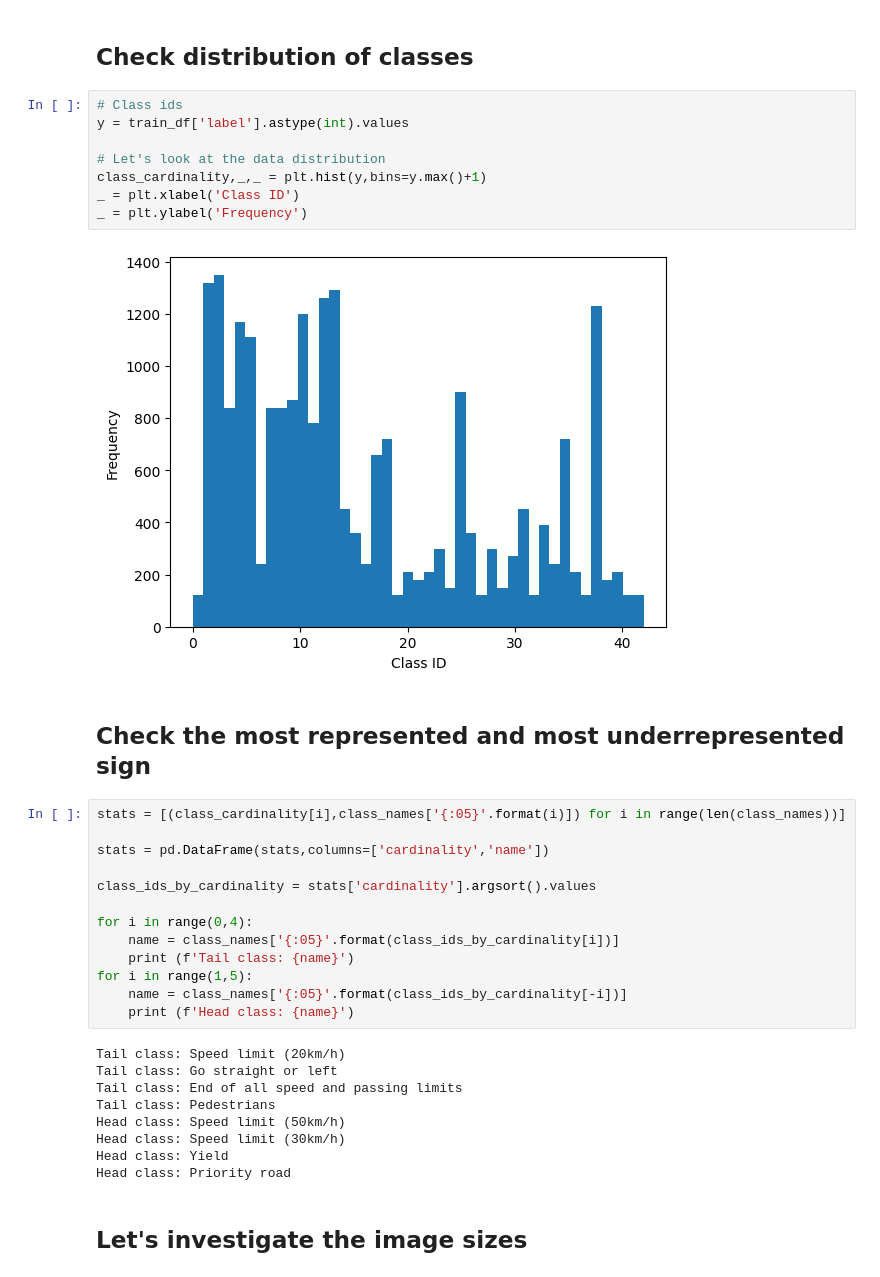
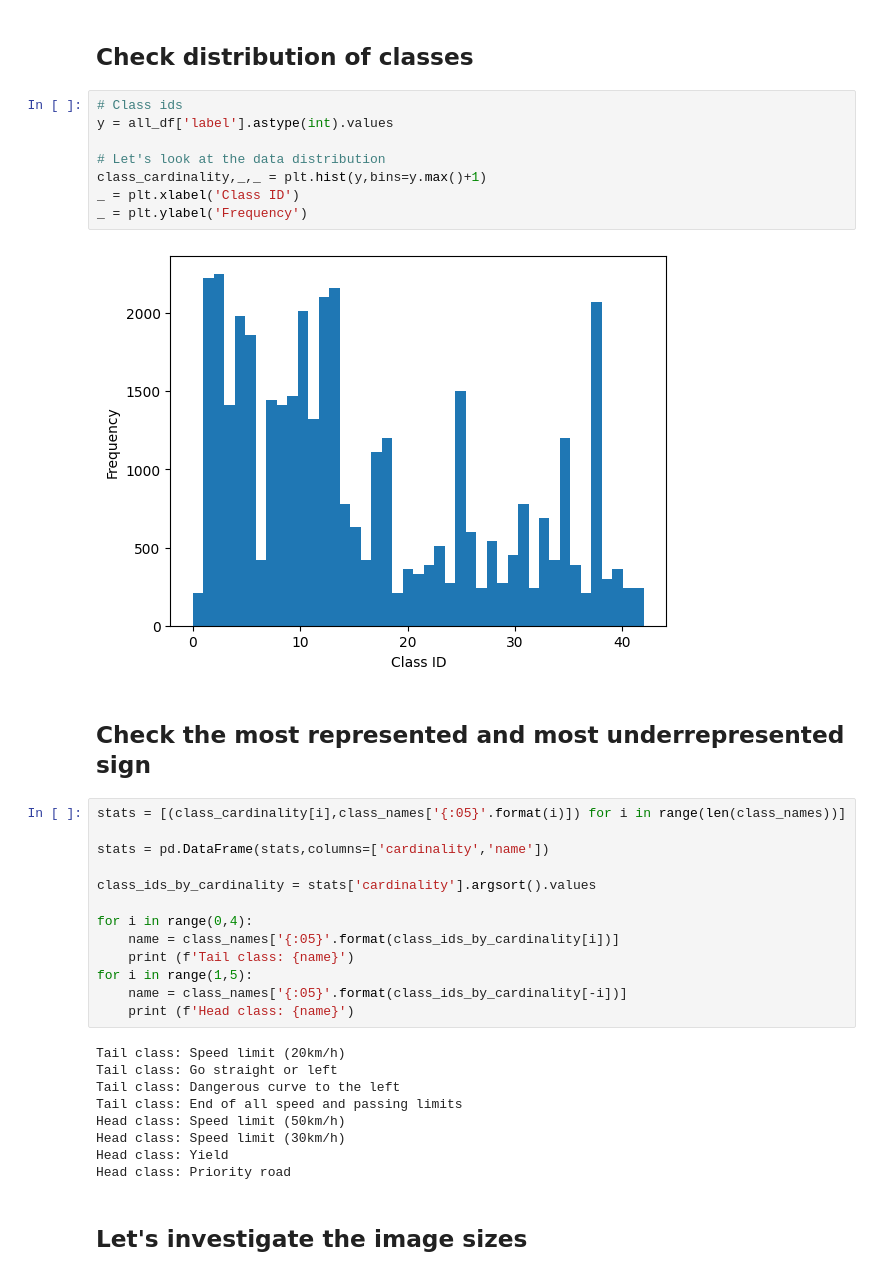
Before and after one commit to CyprienBouton/Traffic_Sign_Recognition, a Jupyter notebook: Traffic_Sign_Recognition.ipynb, the cells around one changed output. Cells and saved outputs as stored; diff of their text form.

```diff
--- a/Traffic_Sign_Recognition.ipynb
+++ b/Traffic_Sign_Recognition.ipynb
@@ -216,14 +216,14 @@ for i in random.choices(range(len(train_df)),k=5):
 ## Check distribution of classes
 # %%
 # Class ids
-y = train_df['label'].astype(int).values
+y = all_df['label'].astype(int).values
 
 # Let's look at the data distribution
 class_cardinality,_,_ = plt.hist(y,bins=y.max()+1)
 _ = plt.xlabel('Class ID')
 _ = plt.ylabel('Frequency')
 # %% [output]
-[figure, old version]
+[figure, new version]
 # %% [markdown]
 ## Check the most represented and most underrepresented sign
 # %%
@@ -242,8 +242,8 @@ for i in range(1,5):
 # %% [output]
 Tail class: Speed limit (20km/h)
 Tail class: Go straight or left
+Tail class: Dangerous curve to the left
 Tail class: End of all speed and passing limits
-Tail class: Pedestrians
 Head class: Speed limit (50km/h)
 Head class: Speed limit (30km/h)
 Head class: Yield
```
Also changed, not shown: parts of 1 cell of this notebook.
